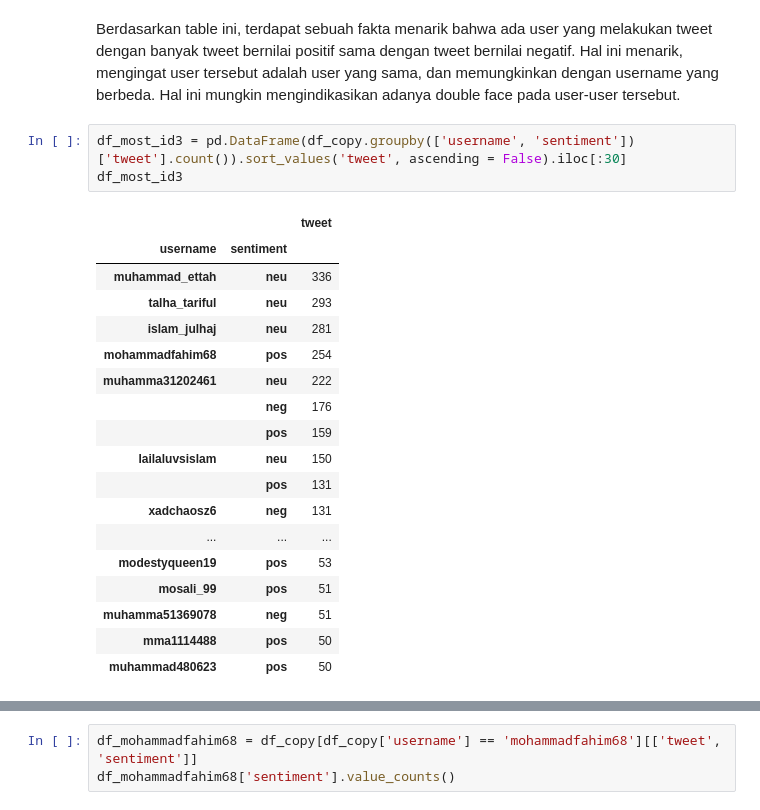
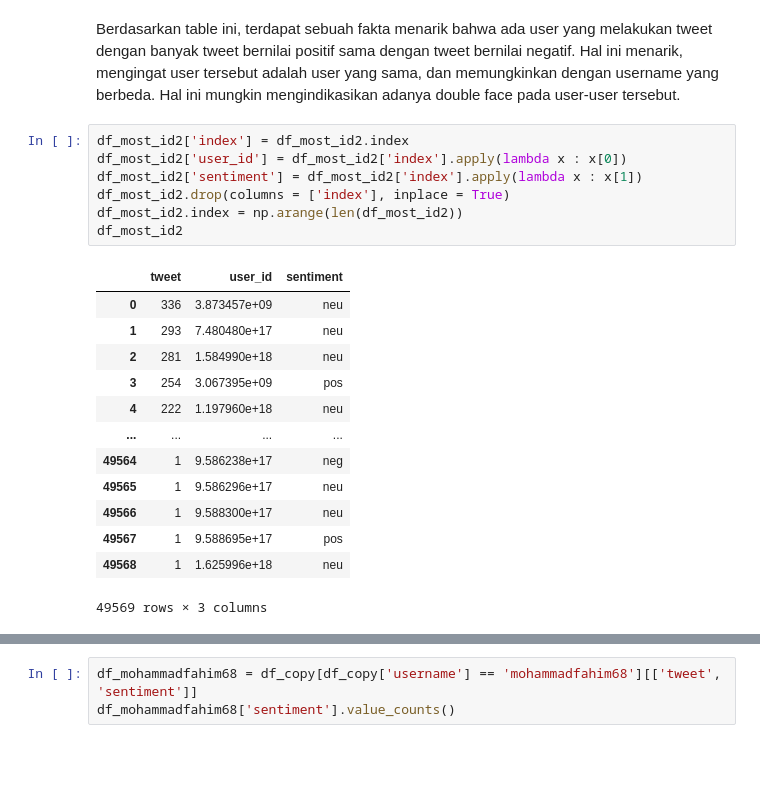
Before and after one commit to rarmnsyah/DATASCIENCE, a Jupyter notebook: analysis-twit-sentiment-project/main.ipynb, the cells around one changed output, grey strips where cells are left out. Cells and saved outputs as stored; diff of their text form; blank space fills up the shorter version.

```diff
--- a/MEGA-PROJECT/main.ipynb
+++ b/analysis-twit-sentiment-project/main.ipynb
@@ -337,24 +333,23 @@ df_most_id2
 # %% [markdown]
 Berdasarkan table ini, terdapat sebuah fakta menarik bahwa ada user yang melakukan tweet dengan banyak tweet bernilai positif sama dengan tweet bernilai negatif. Hal ini menarik, mengingat user tersebut adalah user yang sama, dan memungkinkan dengan username yang berbeda. Hal ini mungkin mengindikasikan adanya double face pada user-user tersebut.
-# %%
-df_most_id3 = pd.DataFrame(df_copy.groupby(['username', 'sentiment'])['tweet'].count()).sort_values('tweet', ascending = False).iloc[:30]
-df_most_id3
-# %% [output]
-|  |  | tweet |
-| username | sentiment |  |
-| muhammad_ettah | neu | 336 |
-| talha_tariful | neu | 293 |
-| islam_julhaj | neu | 281 |
-| mohammadfahim68 | pos | 254 |
-| muhamma31202461 | neu | 222 |
-|  | neg | 176 |
-|  | pos | 159 |
-| lailaluvsislam | neu | 150 |
-|  | pos | 131 |
-| xadchaosz6 | neg | 131 |
-| ... | ... | ... |
-| modestyqueen19 | pos | 53 |
-| mosali_99 | pos | 51 |
-| muhamma51369078 | neg | 51 |
-| mma1114488 | pos | 50 |
-| muhammad480623 | pos | 50 |
+# %%
+df_most_id2['index'] = df_most_id2.index
+df_most_id2['user_id'] = df_most_id2['index'].apply(lambda x : x[0])
+df_most_id2['sentiment'] = df_most_id2['index'].apply(lambda x : x[1])
+df_most_id2.drop(columns = ['index'], inplace = True)
+df_most_id2.index = np.arange(len(df_most_id2))
+df_most_id2
+# %% [output]
+|  | tweet | user_id | sentiment |
+| 0 | 336 | 3.873457e+09 | neu |
+| 1 | 293 | 7.480480e+17 | neu |
+| 2 | 281 | 1.584990e+18 | neu |
+| 3 | 254 | 3.067395e+09 | pos |
+| 4 | 222 | 1.197960e+18 | neu |
+| ... | ... | ... | ... |
+| 49564 | 1 | 9.586238e+17 | neg |
+| 49565 | 1 | 9.586296e+17 | neu |
+| 49566 | 1 | 9.588300e+17 | neu |
+| 49567 | 1 | 9.588695e+17 | pos |
+| 49568 | 1 | 1.625996e+18 | neu |
+49569 rows × 3 columns
```
Also changed, not shown: parts of 4 cells of this notebook, 7 other files.
